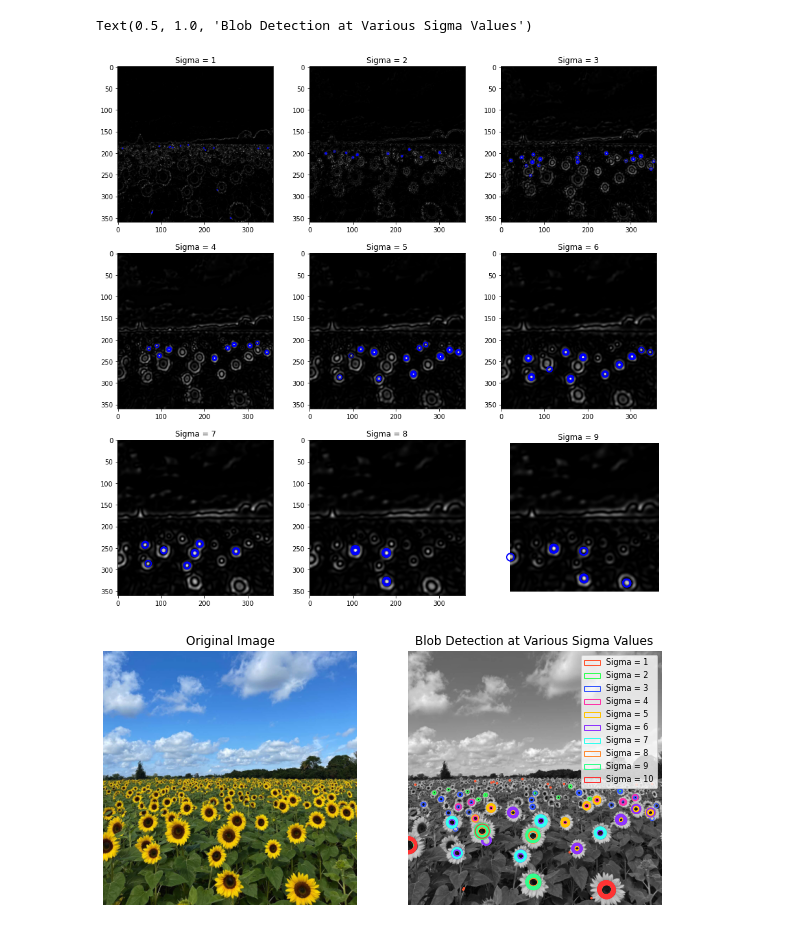
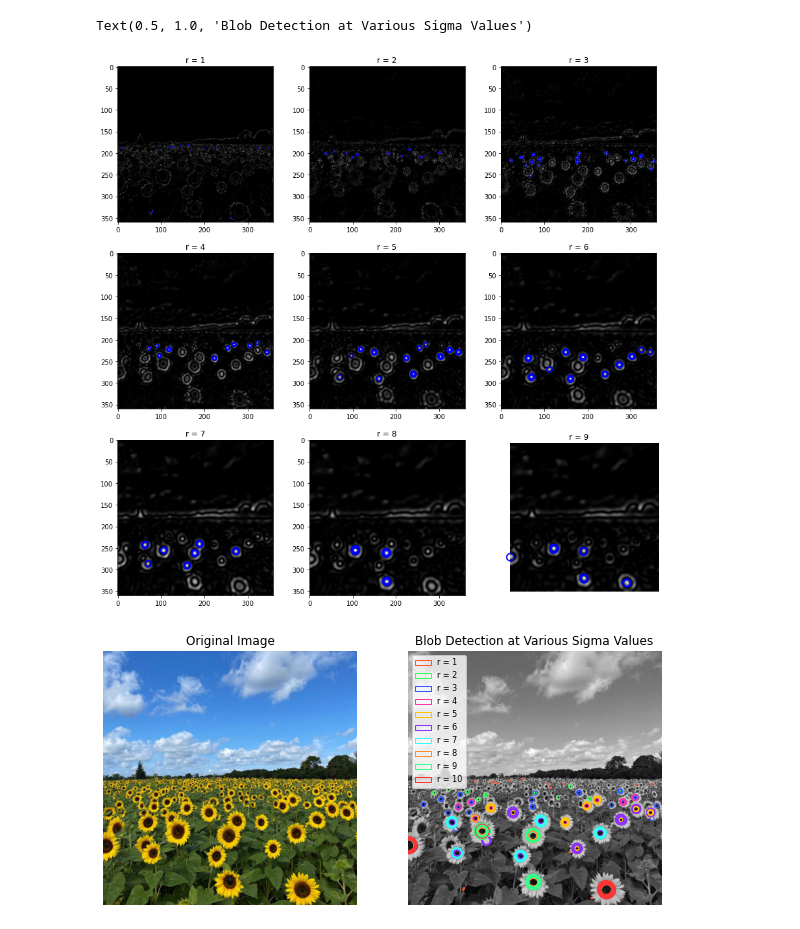
Before and after one commit to neocodered/EN3160_Assignment-Fitting-Alignment, a Jupyter notebook: Q1.ipynb, the cells around one changed output. Cells and saved outputs as stored; diff of their text form; code cells hidden in the pictures.

```diff
--- a/Q1.ipynb
+++ b/Q1.ipynb
@@ -43,7 +43,7 @@ for r, ax in enumerate(axes.flatten(), start=1):
 
     # Display the result
     ax.imshow(convolved_image, cmap='gray')
-    ax.set_title(f'Sigma = {r}')
+    ax.set_title(f'r = {r}')
 
     # Mark detected blobs
     for x, y in maxima_coords:
@@ -82,33 +82,33 @@ custom_colors = [
 ]
 
 patch_list = []
 label_list = []
 
 # Detecting blobs for multiple sigma values and marking them
 for r in range(1, 11):
     sigma_value = r / 1.414
     log_filter = sigma_value**2 * laplacian_of_gaussian_kernel(sigma_value)
     convolved_image = np.square(cv.filter2D(image_gray, -1, log_filter))
 
     # Find local maxima
     maxima_coords = find_local_maxima(convolved_image)
 
     # Mark detected blobs with circles
     for x, y in maxima_coords:
         circle = plt.Circle((y, x), sigma_value * 1.414, color=custom_colors[r - 1], linewidth=1, fill=False)
         ax.add_patch(circle)
 
     patch_list.append(circle)
-    label_list.append(f'Sigma = {r}')
+    label_list.append(f'r = {r}')
     ax.plot()
 
 ax.set_xlim(0, image_color.shape[1])
 
 # Hide axis and add legend
 plt.axis('off')
 ax.legend(patch_list, label_list, loc='best', fontsize=8)
 ax.set_title("Blob Detection at Various Sigma Values")
 # %% [output]
 Text(0.5, 1.0, 'Blob Detection at Various Sigma Values')
-[figure, old version]
+[figure, new version]
-[figure, old version]
+[figure, new version]
```
Also changed, not shown: 1 other file.
